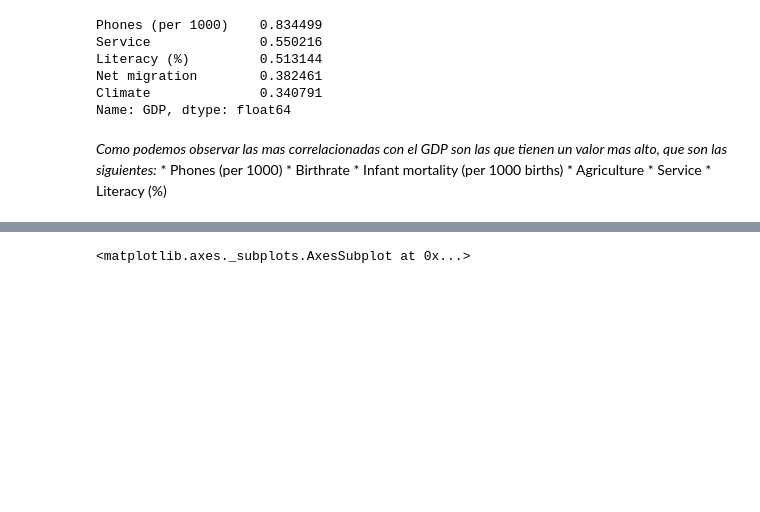
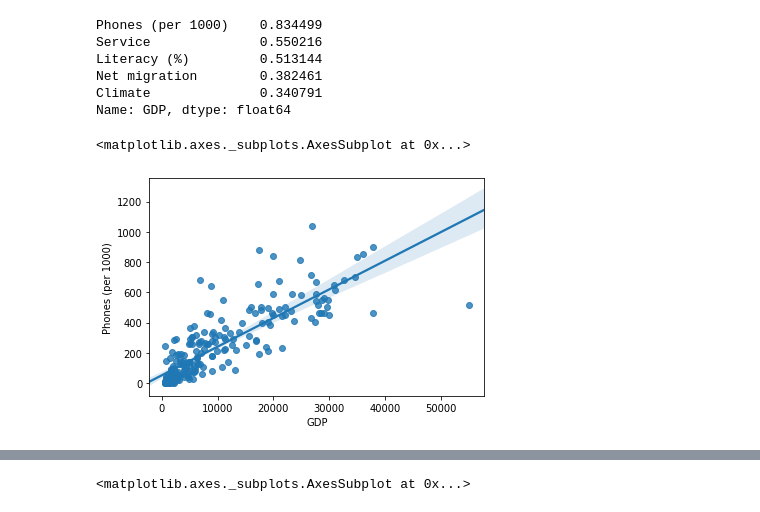
Before and after one commit to diegoambite/IA2, a Jupyter notebook: Práctica 1.3 IA2.ipynb, the cells around one changed output, grey strips where cells are left out. Saved outputs shown, nothing was run; the diff lists cells and outputs as text; code cells hidden in the pictures; blank space fills up the shorter version.

```diff
--- a/Práctica 1.3 IA2.ipynb
+++ b/Práctica 1.3 IA2.ipynb
@@ -115,11 +210,8 @@ Literacy (%)         0.513144
 Net migration        0.382461
 Climate              0.340791
 Name: GDP, dtype: float64
-# %% [markdown]
-*Como podemos observar las mas correlacionadas con el GDP son las que tienen un valor mas alto, que son las siguientes:*
-    * Phones (per 1000)
-    * Birthrate
-    * Infant mortality (per 1000 births)
-    * Agriculture
-    * Service
-    * Literacy (%)
+# %%
+sns.regplot(x="GDP", y = "Phones (per 1000)", data=countries)
+# %% [output]
+<matplotlib.axes._subplots.AxesSubplot at 0x...>
+[figure, added]
```
Also changed, not shown: parts of 23 cells of this notebook.
